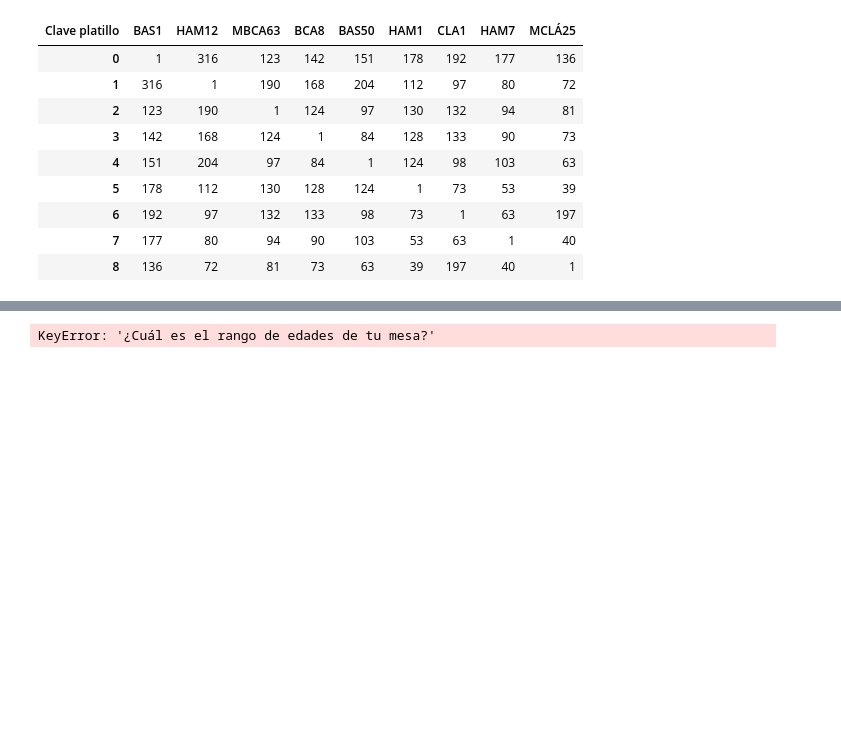
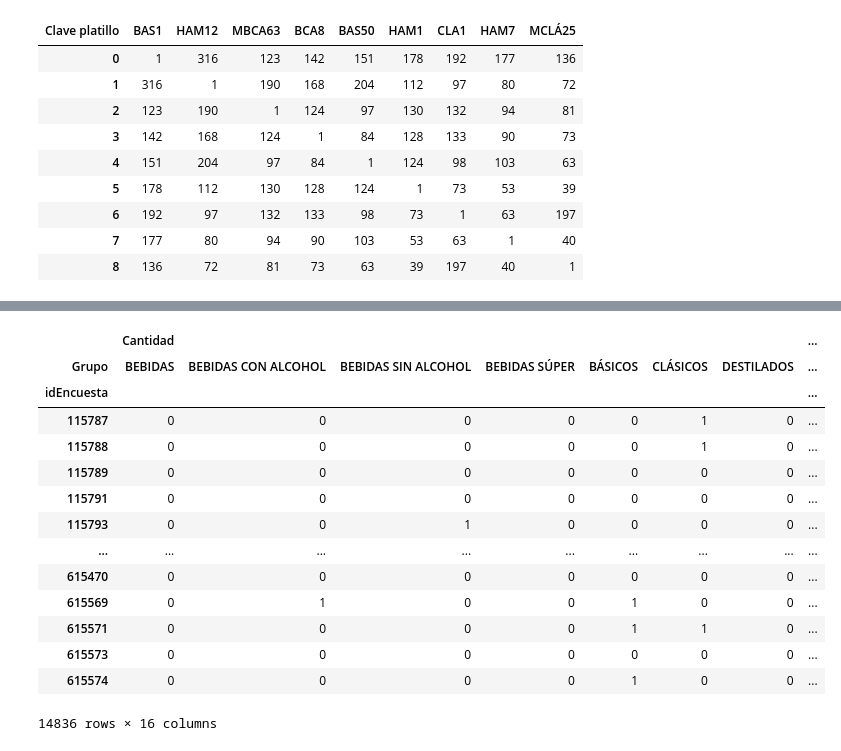
Before and after one commit to Caoimhim/data-analysis-semana-i, a Jupyter notebook: dendro.ipynb, the cells around one changed output, grey strips where cells are left out. Saved outputs shown, nothing was run; the diff lists cells and outputs as text; code cells hidden in the pictures; blank space fills up the shorter version.

Commit message:
Finished the dataframes needed 4 tomorrow, gud nait

```diff
--- a/dendro.ipynb
+++ b/dendro.ipynb
@@ -38,5 +39,11 @@ fig.show()
 # %%
 data2 = data[data["Acción"] != "Cancelación"]
 data2.dropna(axis=0, subset=['Clave platillo'], inplace=True)
+data_reg = data2[['Cantidad','Tipo de grupo','Grupo',
+               'idEncuesta','El día de hoy ¿Con quién nos visita?',
+               '¿Cuál es el rango de edades en tu mesa?']]
 data2 = data2[['Cantidad','Clave platillo', 'idEncuesta']]
 data2 = data2.dropna()
+# %%
+data_reg = data_reg.dropna()
+data_reg
@@ -127,9 +148,28 @@ fig = go.Figure(data=go.Heatmap(
 fig.show()
 # %% [output]
 [interactive output not drawn]
-# %%
-df_por_edades= data['¿Cuál es el rango de edades de tu mesa?'].str.get_dummies(" ")
-df_con_quien= data['El día de hoy ¿Con quién nos visita?'].str.get_dummies(" ")
-df_grupos= data['Grupo'].str.get_dummies(" ")
-# %% [output]
-KeyError: '¿Cuál es el rango de edades de tu mesa?'
+# %%
+df_por_edades= data_reg.groupby(['idEncuesta','¿Cuál es el rango de edades en tu mesa?']).sum().unstack().reset_index().fillna(0).set_index('idEncuesta')
+df_por_edades = df_por_edades.applymap(encode_units)
+df_con_quien= data_reg.groupby(['idEncuesta','El día de hoy ¿Con quién nos visita?']).sum().unstack().reset_index().fillna(0).set_index('idEncuesta')
+df_con_quien = df_con_quien.applymap(encode_units)
+df_grupos= data_reg.groupby(['idEncuesta','Grupo']).sum().unstack().reset_index().fillna(0).set_index('idEncuesta')
+df_grupos = df_grupos.applymap(encode_units)
+# %%
+df_grupos
+# %% [output]
+|  | Cantidad |  |  |  |  |  |  | ... |
+| Grupo | BEBIDAS | BEBIDAS CON ALCOHOL | BEBIDAS SIN ALCOHOL | BEBIDAS SÚPER | BÁSICOS | CLÁSICOS | DESTILADOS | ... |
+| idEncuesta |  |  |  |  |  |  |  | ... |
+| 115787 | 0 | 0 | 0 | 0 | 0 | 1 | 0 | ... |
+| 115788 | 0 | 0 | 0 | 0 | 0 | 1 | 0 | ... |
+| 115789 | 0 | 0 | 0 | 0 | 0 | 0 | 0 | ... |
+| 115791 | 0 | 0 | 0 | 0 | 0 | 0 | 0 | ... |
+| 115793 | 0 | 0 | 1 | 0 | 0 | 0 | 0 | ... |
+| ... | ... | ... | ... | ... | ... | ... | ... | ... |
+| 615470 | 0 | 0 | 0 | 0 | 0 | 0 | 0 | ... |
+| 615569 | 0 | 1 | 0 | 0 | 1 | 0 | 0 | ... |
+| 615571 | 0 | 0 | 0 | 0 | 1 | 1 | 0 | ... |
+| 615573 | 0 | 0 | 0 | 0 | 0 | 0 | 0 | ... |
+| 615574 | 0 | 0 | 0 | 0 | 1 | 0 | 0 | ... |
+14836 rows × 16 columns
```
Also changed, not shown: parts of 2 cells of this notebook.
